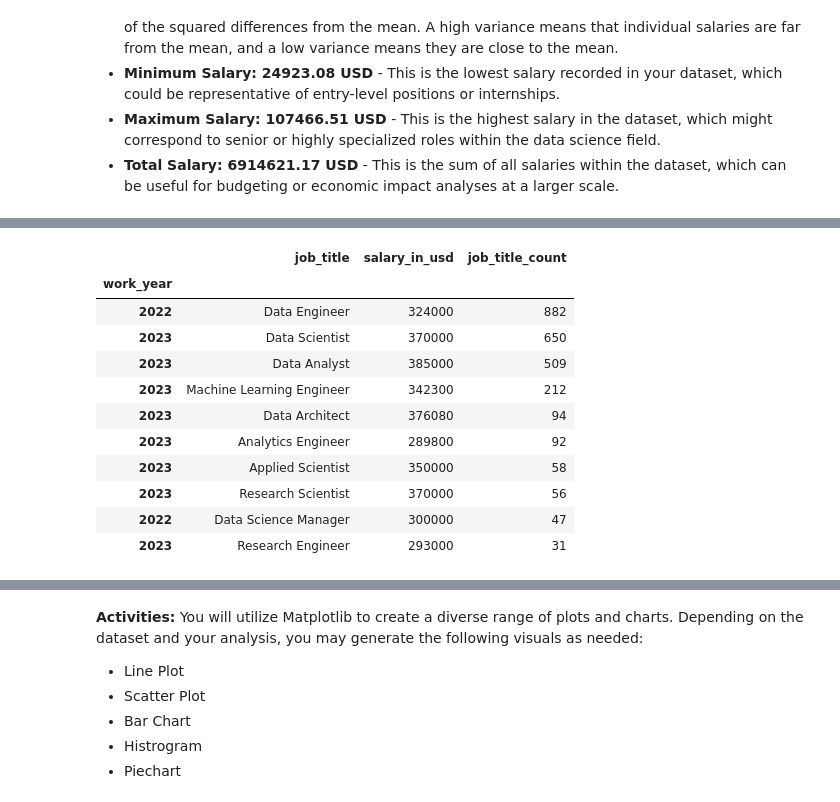
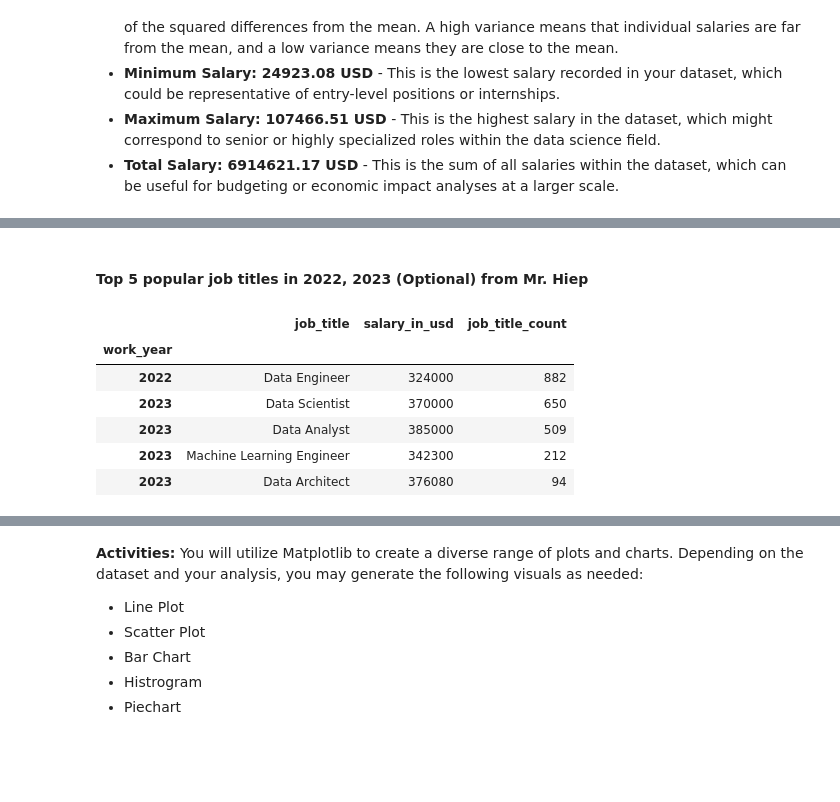
Before and after one commit to andylovecloud/Data, a Jupyter notebook: GroupHCDD.ipynb, the cells around one changed output, grey strips where cells are left out. Saved outputs shown, nothing was run; the diff lists cells and outputs as text; code cells hidden in the pictures; blank space fills up the shorter version.

```diff
--- a/GroupHCDD.ipynb
+++ b/GroupHCDD.ipynb
@@ -726,32 +730,29 @@ print(std_values)
+# %% [markdown]
+#### Top 5 popular job titles in 2022, 2023 (Optional) from Mr. Hiep
 # %%
 #show the highest salary in each job_title item.
 df_3 = df_salary[["work_year","experience_level","job_title","salary_in_usd","company_size"]]
 df_4 = df_3.groupby("job_title")["salary_in_usd"].idxmax()
 Job_title_index = df_3.loc[df_4]
 Job_title_index[["work_year","job_title","salary_in_usd"]]
 new_order_col = ["job_title","salary_in_usd","work_year"]
 abc = Job_title_index.reindex(columns = new_order_col)
 
 #create the dataframe that show relationship between job_title and their quantity.
 job_count = df_salary['job_title'].value_counts()
 df10 = job_count.index
 df20 = job_count.values
 df_job_title = pd.DataFrame({"job_title": df10, "job_title_count": df20})
 
  # merge two df to create a new df
 df_new = pd.merge(abc,df_job_title, on='job_title')
 df_new.set_index("work_year", inplace=True)
-df_new.sort_values("job_title_count",ascending = False).head(10)
+df_new.sort_values("job_title_count",ascending = False).head(5)
 # %% [output]
 |  | job_title | salary_in_usd | job_title_count |
 | work_year |  |  |  |
 | 2022 | Data Engineer | 324000 | 882 |
 | 2023 | Data Scientist | 370000 | 650 |
 | 2023 | Data Analyst | 385000 | 509 |
 | 2023 | Machine Learning Engineer | 342300 | 212 |
 | 2023 | Data Architect | 376080 | 94 |
-| 2023 | Analytics Engineer | 289800 | 92 |
-| 2023 | Applied Scientist | 350000 | 58 |
-| 2023 | Research Scientist | 370000 | 56 |
-| 2022 | Data Science Manager | 300000 | 47 |
-| 2023 | Research Engineer | 293000 | 31 |
```
Also changed, not shown: parts of 25 cells of this notebook.
